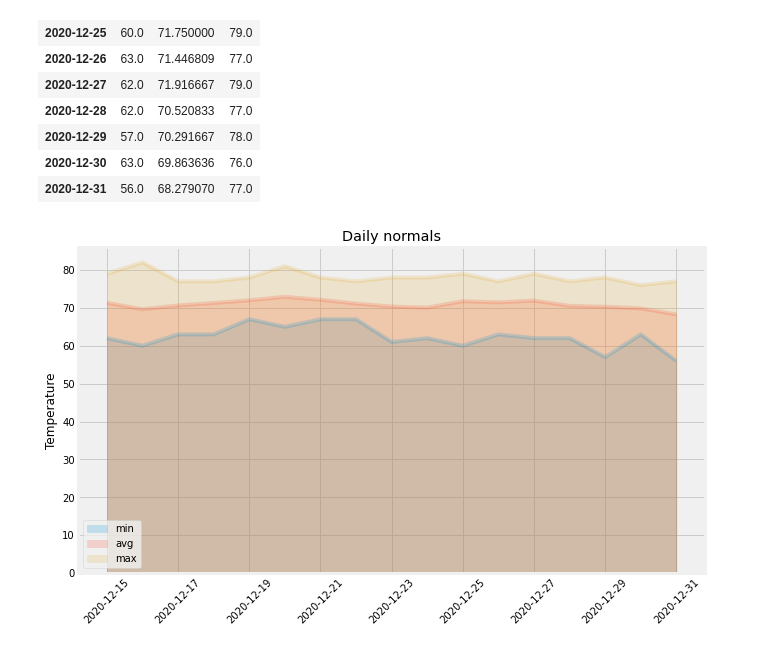
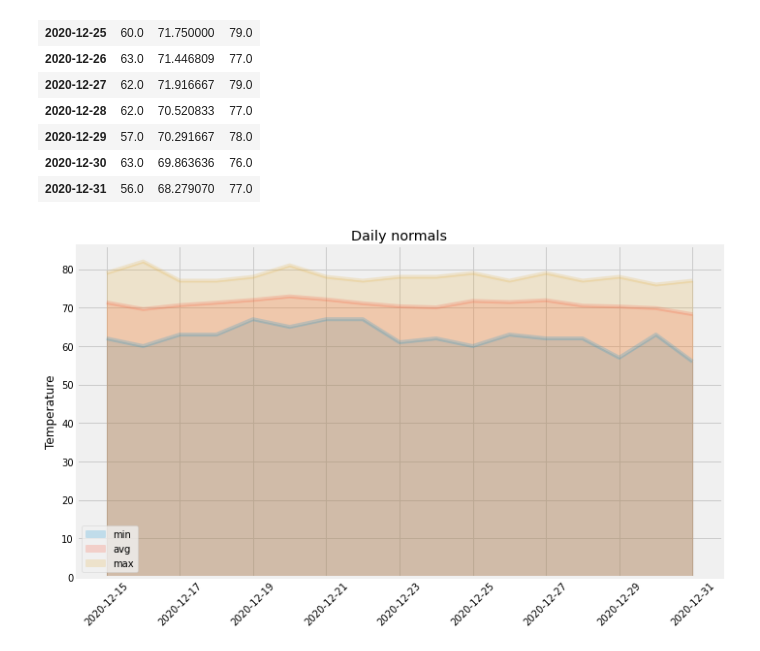
Before and after one commit to QuentinMahieu/10.sqlalchemy-challenge, a Jupyter notebook: climate_starter.ipynb, the cells around one changed output. Drawn from its saved outputs; the diff is of its cells as text; code cells hidden in the pictures.

Commit message:
image added

```diff
--- a/climate_starter.ipynb
+++ b/climate_starter.ipynb
@@ -299,8 +299,9 @@ daily_normals_df
 # %%
 # Plot the daily normals as an area plot with `stacked=False`
 daily_normals_df.plot.area(stacked=False,title='Daily normals',ylabel='Temperature', figsize=(10,6),alpha=0.2)
 plt.xticks(rotation=45)
 plt.legend(loc=('lower left'))
-plt.show()
+plt.tight_layout()
+plt.savefig("Images/Daily_normals.png",transparent=True)
 # %% [output]
-[figure, old version]
+[figure, new version]
```
Also changed, not shown: 3 other files.
